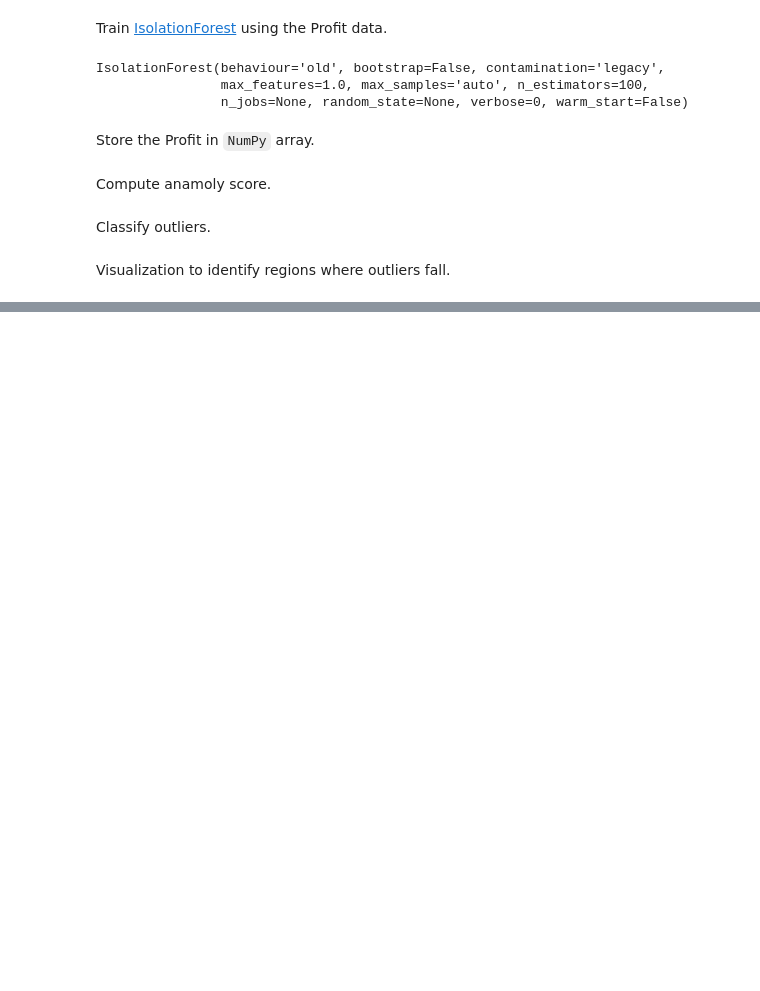
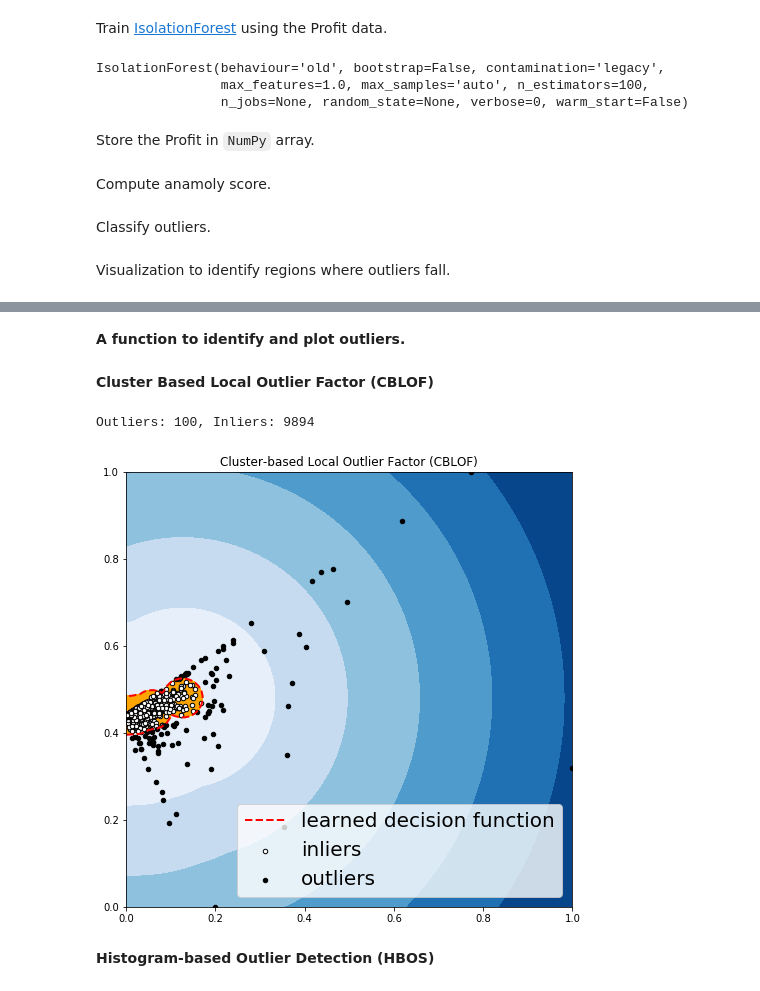
Before and after one commit to harshildarji/Machine-Learning, a Jupyter notebook: Miscellaneous/anomaly_detection.ipynb, the cells around one changed output, grey strips where cells are left out. Saved outputs shown, nothing was run; the diff lists cells and outputs as text; code cells hidden in the pictures; blank space fills up the shorter version.

```diff
--- a/Miscellaneous/anomaly_detection.ipynb
+++ b/Miscellaneous/anomaly_detection.ipynb
@@ -165,0 +210,8 @@ plt.xlabel('Profit');
+# %%
+X = np.concatenate((x1, x2), axis=1)
+# %%
+outliers_fraction = 0.01
+# %%
+xx, yy = np.meshgrid(np.linspace(0, 1, 100), np.linspace(0, 1, 100))
+# %% [markdown]
+**A function to identify and plot outliers.**
@@ -165,0 +262,11 @@ plt.xlabel('Profit');
+# %% [markdown]
+**Cluster Based Local Outlier Factor (CBLOF)**
+# %%
+clf = CBLOF(contamination=outliers_fraction, check_estimator=False, random_state=0)
+# %%
+outlier_detection(clf)
+# %% [output]
+Outliers: 100, Inliers: 9894
+[figure, added]
+# %% [markdown]
+**Histogram-based Outlier Detection (HBOS)**
```
Also changed, not shown: parts of 18 cells of this notebook.
